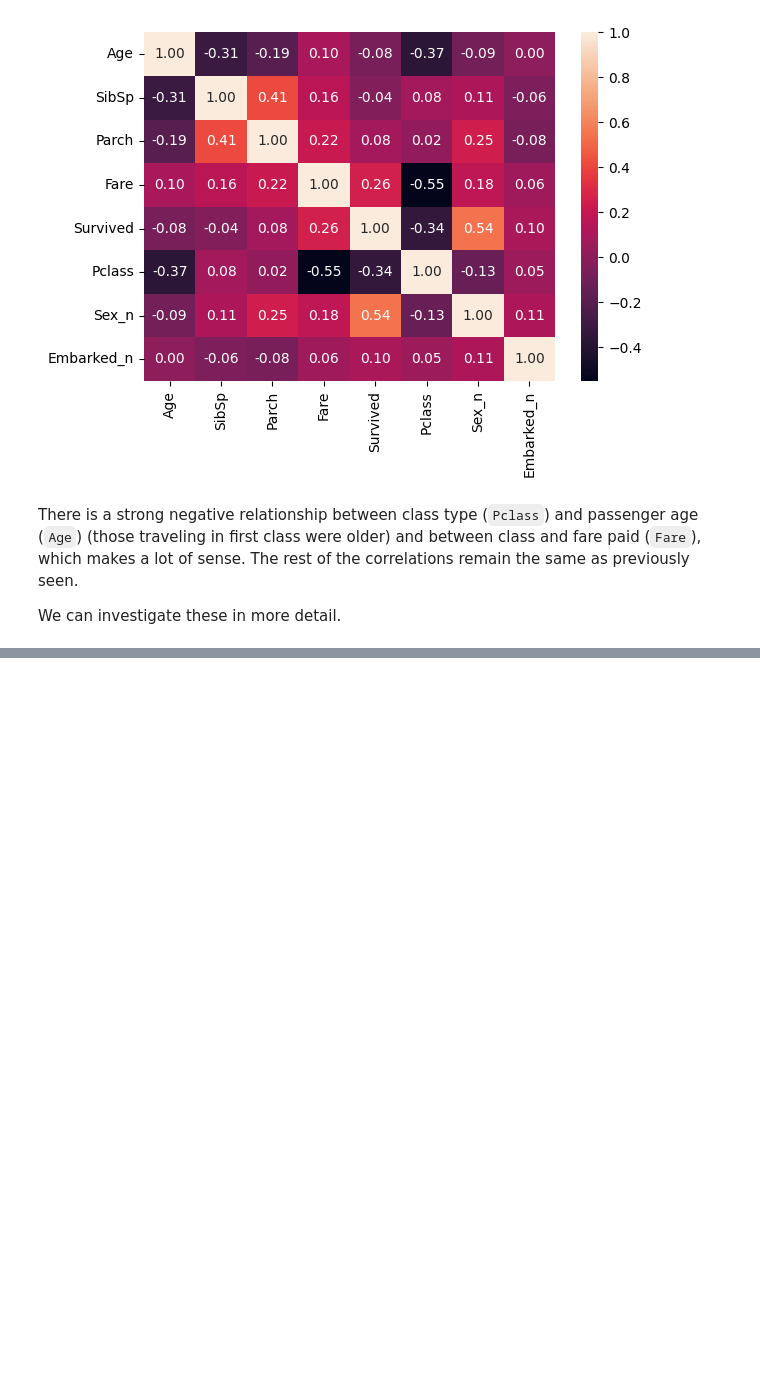
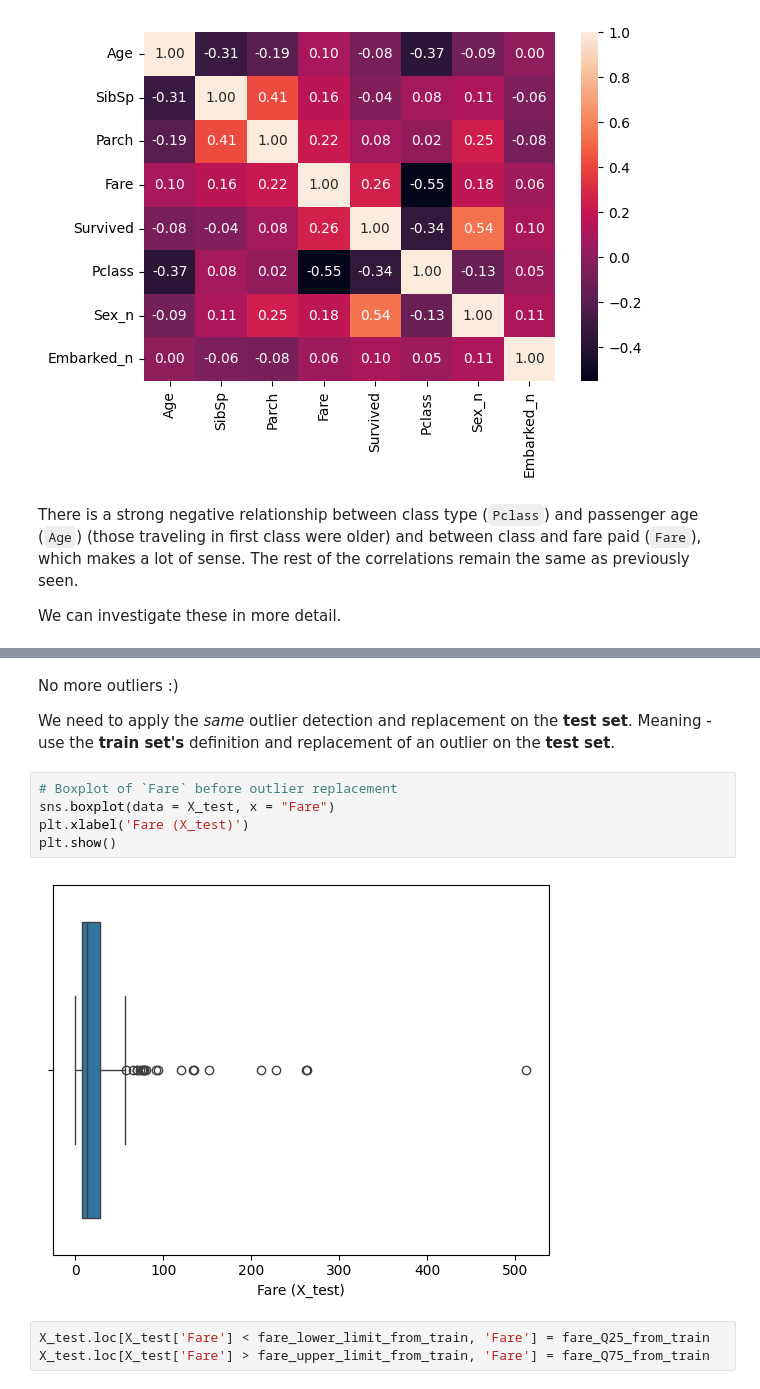
Before and after one commit to themarisolhernandez/ds-review-lessons, a Jupyter notebook: 16-exploratory-data-analysis.ipynb, the cells around one changed output, grey strips where cells are left out. Drawn from its saved outputs; the diff is of its cells as text; blank space fills up the shorter version.

```diff
--- a/16-exploratory-data-analysis.ipynb
+++ b/16-exploratory-data-analysis.ipynb
@@ -826,0 +1087,14 @@ plt.show()
+# %% [markdown]
+No more outliers :)
+
+We need to apply the *same* outlier detection and replacement on the **test set**. Meaning - use the **train set's** definition and replacement of an outlier on the **test set**.
+# %%
+# Boxplot of `Fare` before outlier replacement
+sns.boxplot(data = X_test, x = "Fare")
+plt.xlabel('Fare (X_test)')
+plt.show()
+# %% [output]
+[figure, added]
+# %%
+X_test.loc[X_test['Fare'] < fare_lower_limit_from_train, 'Fare'] = fare_Q25_from_train
+X_test.loc[X_test['Fare'] > fare_upper_limit_from_train, 'Fare'] = fare_Q75_from_train
```
Also changed, not shown: parts of 66 cells of this notebook, 1 other file.
